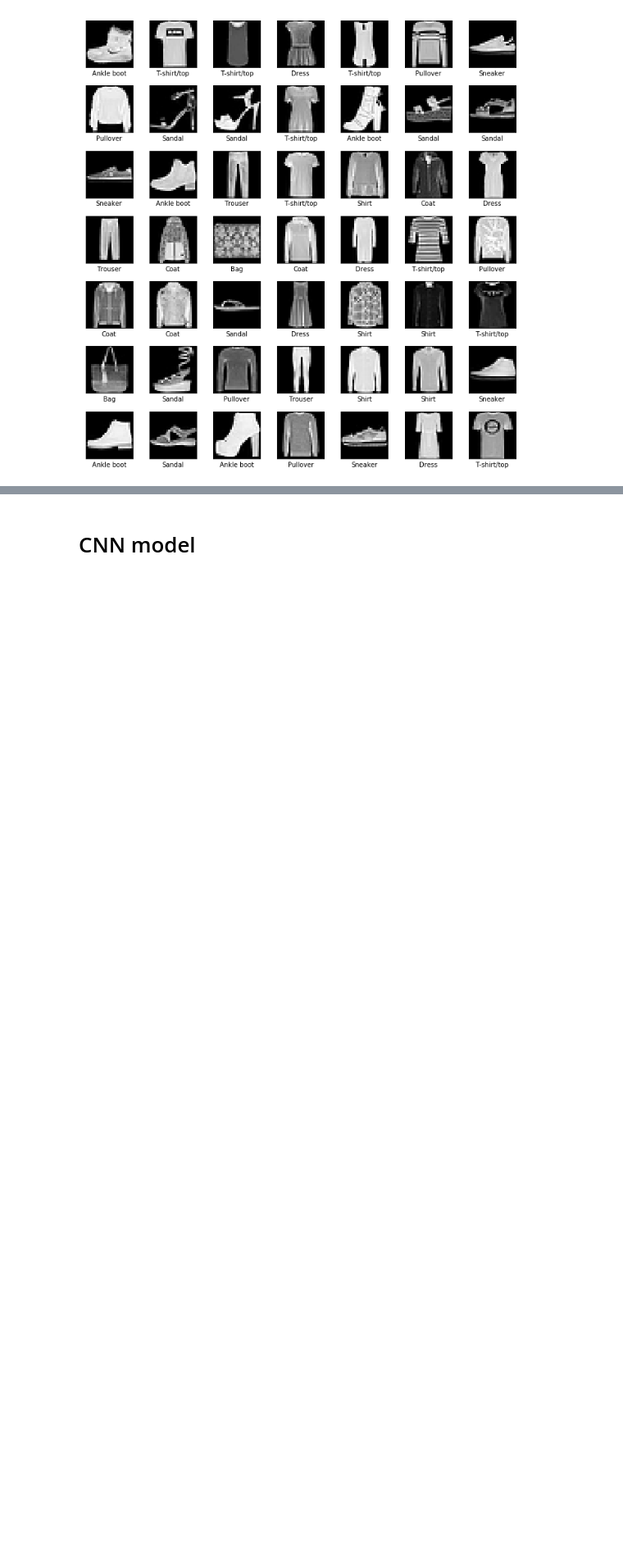
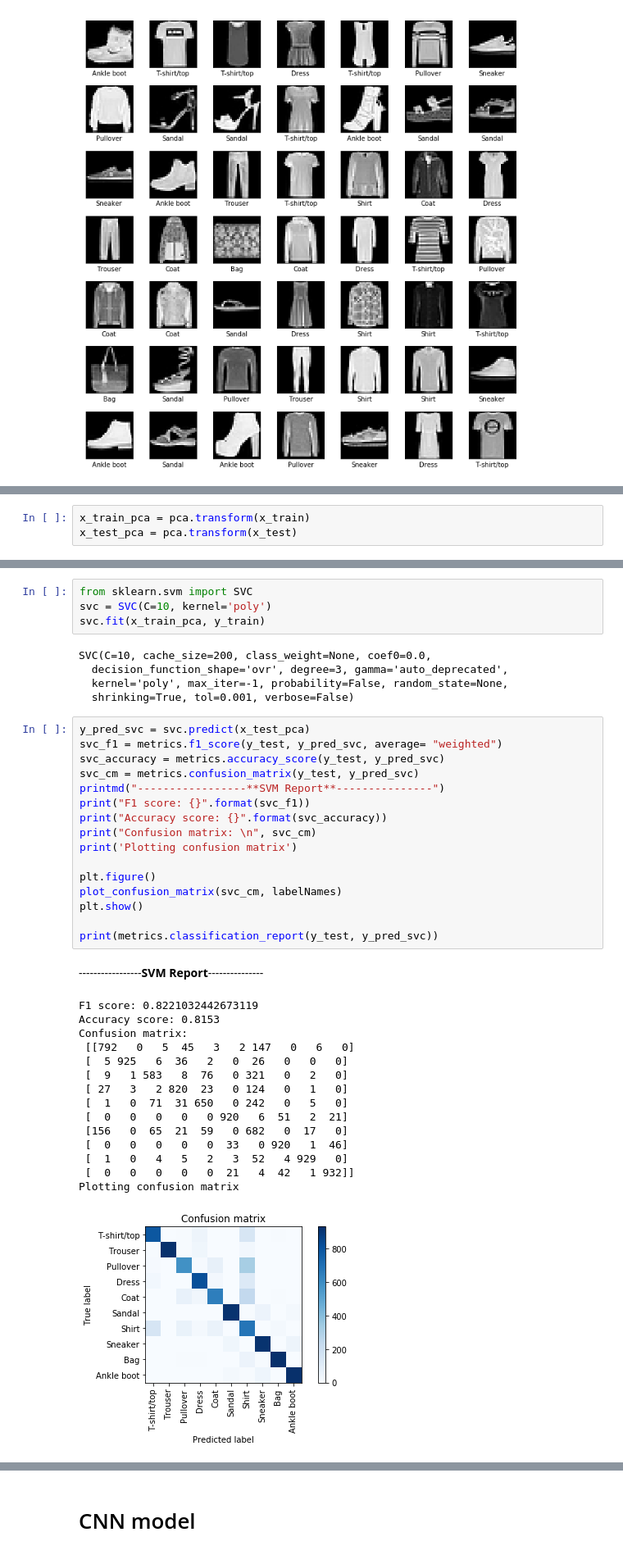
Before and after one commit to hgdangkhoi/Image-Classification-with-Fashion-MNIST-and-CIFAR-10, a Jupyter notebook: Image Classification with Fashion-MNIST and CIFAR-10.ipynb, the cells around one changed output, grey strips where cells are left out. Shown: that part at 82% size. Drawn from its saved outputs; the diff is of its cells as text; blank space fills up the shorter version.

```diff
--- a/Image Classification with Fashion-MNIST and CIFAR-10.ipynb
+++ b/Image Classification with Fashion-MNIST and CIFAR-10.ipynb
@@ -99,0 +153,3 @@ plt.show()
+# %%
+x_train_pca = pca.transform(x_train)
+x_test_pca = pca.transform(x_test)
@@ -99,0 +162,42 @@ plt.show()
+# %%
+from sklearn.svm import SVC
+svc = SVC(C=10, kernel='poly')
+svc.fit(x_train_pca, y_train)
+# %% [output]
+SVC(C=10, cache_size=200, class_weight=None, coef0=0.0,
+  decision_function_shape='ovr', degree=3, gamma='auto_deprecated',
+  kernel='poly', max_iter=-1, probability=False, random_state=None,
+  shrinking=True, tol=0.001, verbose=False)
+# %%
+y_pred_svc = svc.predict(x_test_pca)
+svc_f1 = metrics.f1_score(y_test, y_pred_svc, average= "weighted")
+svc_accuracy = metrics.accuracy_score(y_test, y_pred_svc)
+svc_cm = metrics.confusion_matrix(y_test, y_pred_svc)
+printmd("-----------------**SVM Report**---------------")
+print("F1 score: {}".format(svc_f1))
+print("Accuracy score: {}".format(svc_accuracy))
+print("Confusion matrix: \n", svc_cm)
+print('Plotting confusion matrix')
+
+plt.figure()
+plot_confusion_matrix(svc_cm, labelNames)
+plt.show()
+
+print(metrics.classification_report(y_test, y_pred_svc))
+# %% [output]
+-----------------**SVM Report**---------------
+F1 score: 0.8221032442673119
+Accuracy score: 0.8153
+Confusion matrix:
+ [[792   0   5  45   3   2 147   0   6   0]
+ [  5 925   6  36   2   0  26   0   0   0]
+ [  9   1 583   8  76   0 321   0   2   0]
+ [ 27   3   2 820  23   0 124   0   1   0]
+ [  1   0  71  31 650   0 242   0   5   0]
+ [  0   0   0   0   0 920   6  51   2  21]
+ [156   0  65  21  59   0 682   0  17   0]
+ [  0   0   0   0   0  33   0 920   1  46]
+ [  1   0   4   5   2   3  52   4 929   0]
+ [  0   0   0   0   0  21   4  42   1 932]]
+Plotting confusion matrix
+[figure, added]
```
Also changed, not shown: parts of 39 cells of this notebook.
